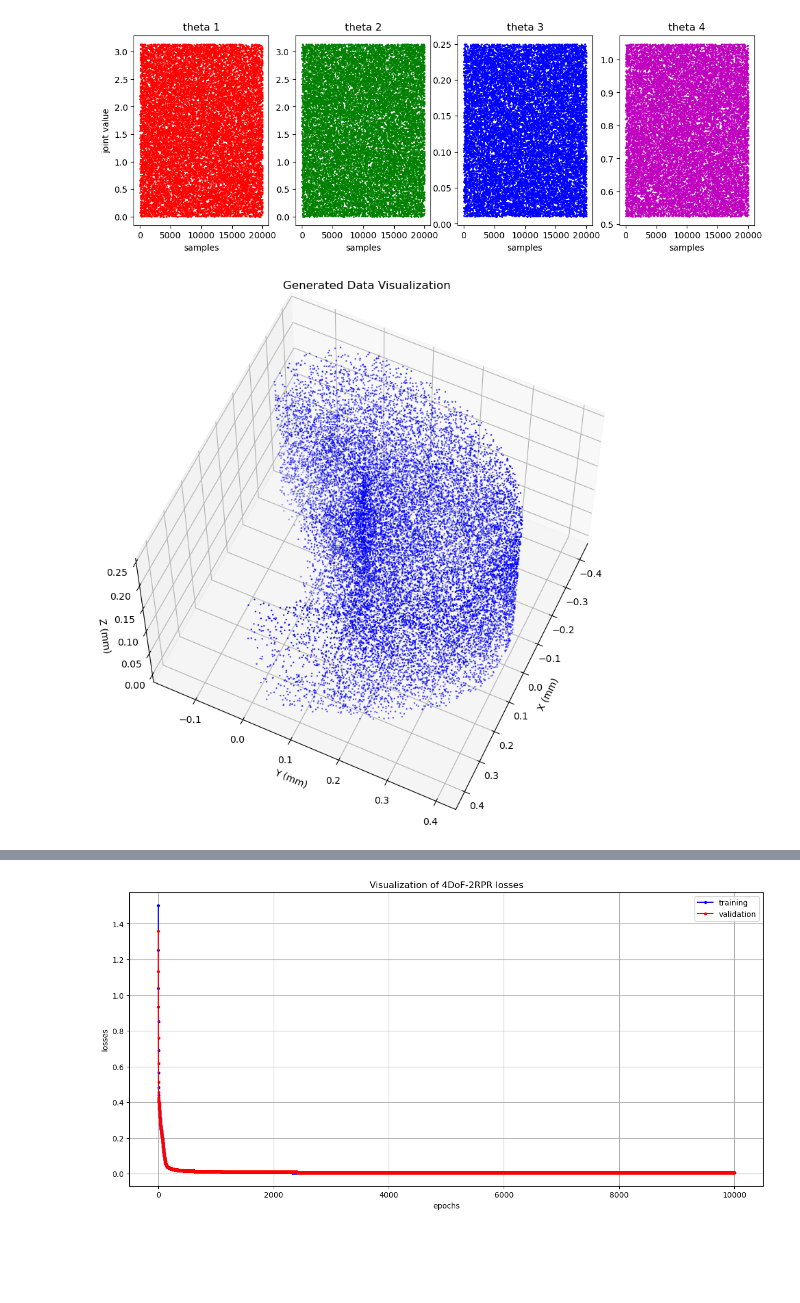
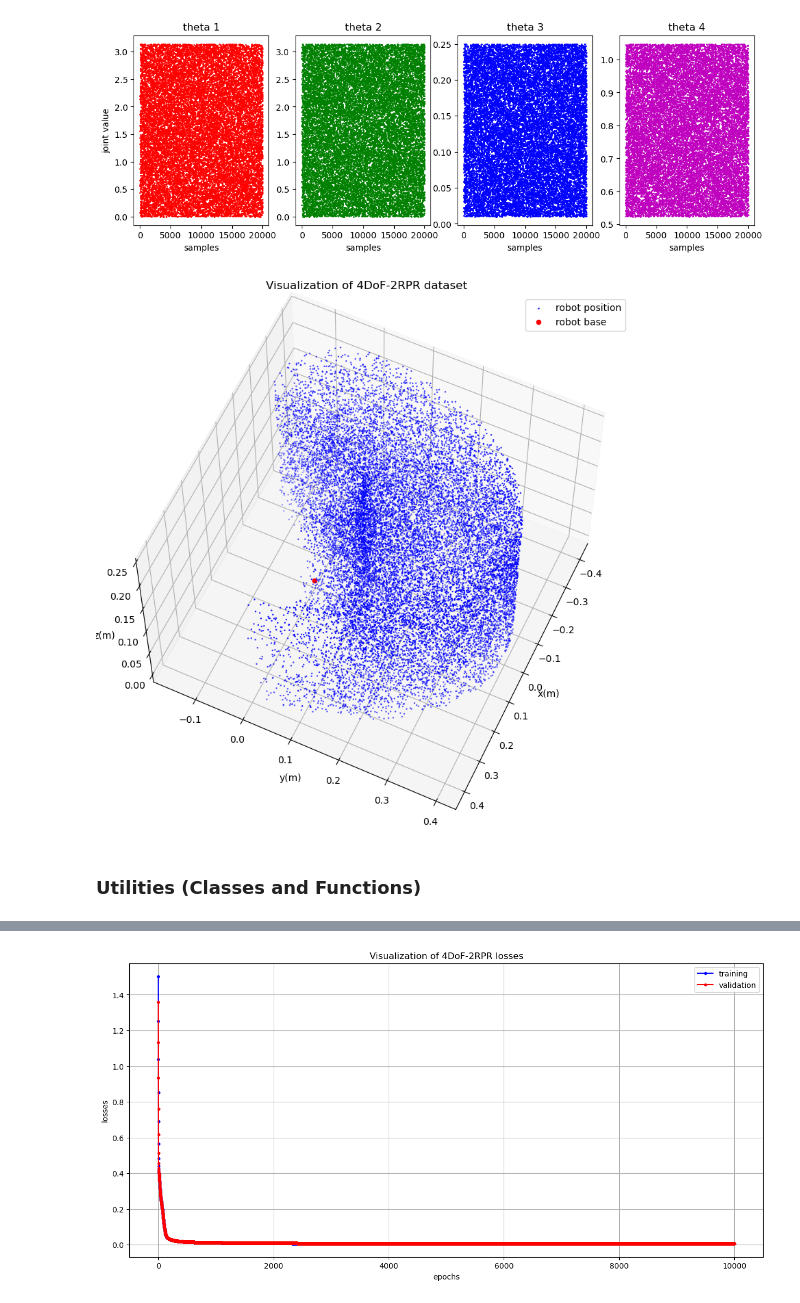
Before and after one commit to jacketdembys/wcci24, a Jupyter notebook: ea-based-nn-ik-solver/ea-nn-ik-solver-pytorch-4DoF.ipynb, the cells around one changed output, grey strips where cells are left out. Cells and saved outputs as stored; diff of their text form; code cells hidden in the pictures; blank space fills up the shorter version.

```diff
--- a/ea-based-nn-ik-solver/ea-nn-ik-solver-pytorch-4DoF.ipynb
+++ b/ea-based-nn-ik-solver/ea-nn-ik-solver-pytorch-4DoF.ipynb
@@ -29 +31,21 @@ from utils import *
+# %%
+seed = True
+robot_choice = "4DoF-2RPR"
+visualize_joints = True
+visualize_workspace = True
+visualize_losses = True
+visualize_normalized_workspace = True
+visualize_workspace_results = True
+print_inference_summary = True
+print_epoch = True
+
+device = torch.device('cuda' if torch.cuda.is_available() else 'cpu')         # device to train on
+batch_size = 100                                                              # desired batch size
+init_type = "default"                                                         # weights init method (default, uniform, normal, xavier_uniform, xavier_normal)
+hidden_layer_sizes = [32,64,128,32]                                           # architecture to employ
+learning_rate = 1e-4                                                          # learning rate
+optimizer_choice = "SGD"                                                      # optimizers (SGD, Adam, Adadelta, RMSprop)
+loss_choice = "l2"                                                            # l2, l1
+
+EPOCHS = 10000                                                                # total training epochs
 # %%
@@ -89,17 +112,20 @@ axs[3].set(xlabel='samples', title='theta 4')
 [Text(0.5, 0, 'samples'), Text(0.5, 1.0, 'theta 4')]
 [figure]
 # %%
-fig = plt.figure(figsize=(10, 10))
-ax = plt.axes(projection='3d')
-ax.scatter(data_a[:,0], data_a[:,1], data_a[:,2], s=2, c='b', marker='.')
-ax.set_xlabel('X (mm)')
-ax.set_ylabel('Y (mm)')
-ax.set_zlabel('Z (mm)')
-ax.view_init(60, 25)
-plt.title('Generated Data Visualization')
-plt.show()
+if visualize_workspace:
+    fig = plt.figure(figsize=(10, 10))
+    ax = plt.axes(projection='3d')
+    ax.scatter(data_a[:,0], data_a[:,1], data_a[:,2], s=2, c='b', marker='.')
+    ax.scatter(0,0,0,s=20, marker='o', c='r')
+    ax.legend(["robot position","robot base"])
+    ax.set(xlabel='x(m)', ylabel='y(m)', zlabel='z(m)',
+           title='Visualization of '+robot_choice+ ' dataset')
+    ax.view_init(60, 25)
+    plt.show()
 # %% [output]
-[figure, old version]
+[figure, new version]
+# %% [markdown]
+### Utilities (Classes and Functions)
 # %%
 # vanilla MLP architecture
 class MLP_2(nn.Module):
```
Also changed, not shown: parts of 11 cells of this notebook, 1 other file.
